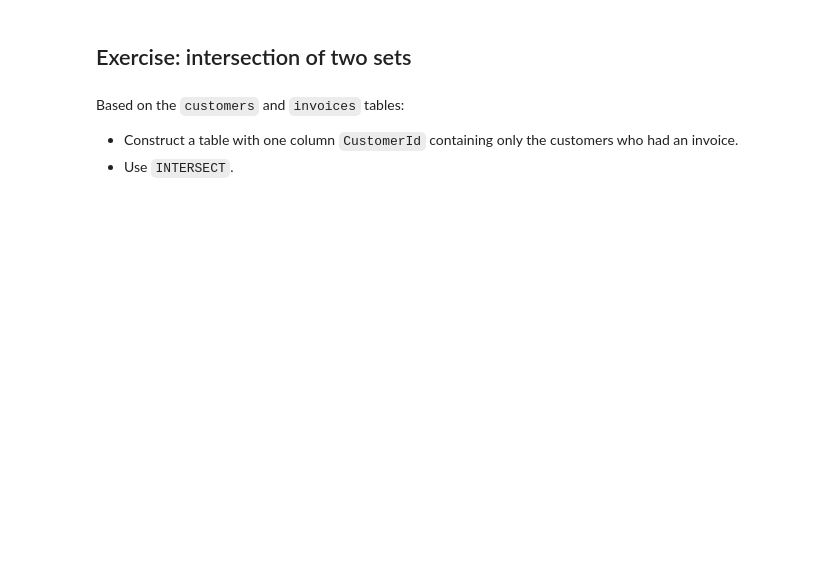
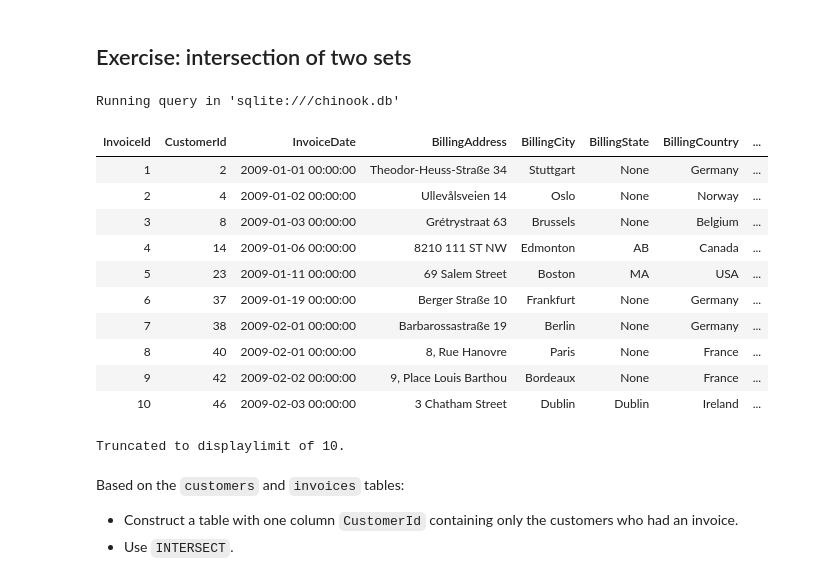
Before and after one commit to naalsra/EfDS, a Jupyter notebook: 10_sql/JOIN_adv.exercises.ipynb, the cells around one changed output. Drawn from its saved outputs; the diff is of its cells as text; code cells hidden in the pictures; blank space fills up the shorter version.

```diff
--- a/10_sql/JOIN_adv.exercises.ipynb
+++ b/10_sql/JOIN_adv.exercises.ipynb
@@ -20,5 +50,24 @@ Based on the `artists` and `albums` tables:
 # %% [markdown]
 ## Exercise: intersection of two sets
+# %%
+%%sql
+SELECT *
+FROM invoices
+LIMIT 10
+# %% [output]
+Running query in 'sqlite:///chinook.db'
+| InvoiceId | CustomerId | InvoiceDate | BillingAddress | BillingCity | BillingState | BillingCountry | ... |
+| 1 | 2 | 2009-01-01 00:00:00 | Theodor-Heuss-Straße 34 | Stuttgart | None | Germany | ... |
+| 2 | 4 | 2009-01-02 00:00:00 | Ullevålsveien 14 | Oslo | None | Norway | ... |
+| 3 | 8 | 2009-01-03 00:00:00 | Grétrystraat 63 | Brussels | None | Belgium | ... |
+| 4 | 14 | 2009-01-06 00:00:00 | 8210 111 ST NW | Edmonton | AB | Canada | ... |
+| 5 | 23 | 2009-01-11 00:00:00 | 69 Salem Street | Boston | MA | USA | ... |
+| 6 | 37 | 2009-01-19 00:00:00 | Berger Straße 10 | Frankfurt | None | Germany | ... |
+| 7 | 38 | 2009-02-01 00:00:00 | Barbarossastraße 19 | Berlin | None | Germany | ... |
+| 8 | 40 | 2009-02-01 00:00:00 | 8, Rue Hanovre | Paris | None | France | ... |
+| 9 | 42 | 2009-02-02 00:00:00 | 9, Place Louis Barthou | Bordeaux | None | France | ... |
+| 10 | 46 | 2009-02-03 00:00:00 | 3 Chatham Street | Dublin | Dublin | Ireland | ... |
+Truncated to displaylimit of 10.
 # %% [markdown]
 Based on the `customers` and `invoices` tables:
 - Construct a table with one column `CustomerId` containing only the customers who had an invoice.
```
Also changed, not shown: parts of 7 cells of this notebook, 7 other files.
